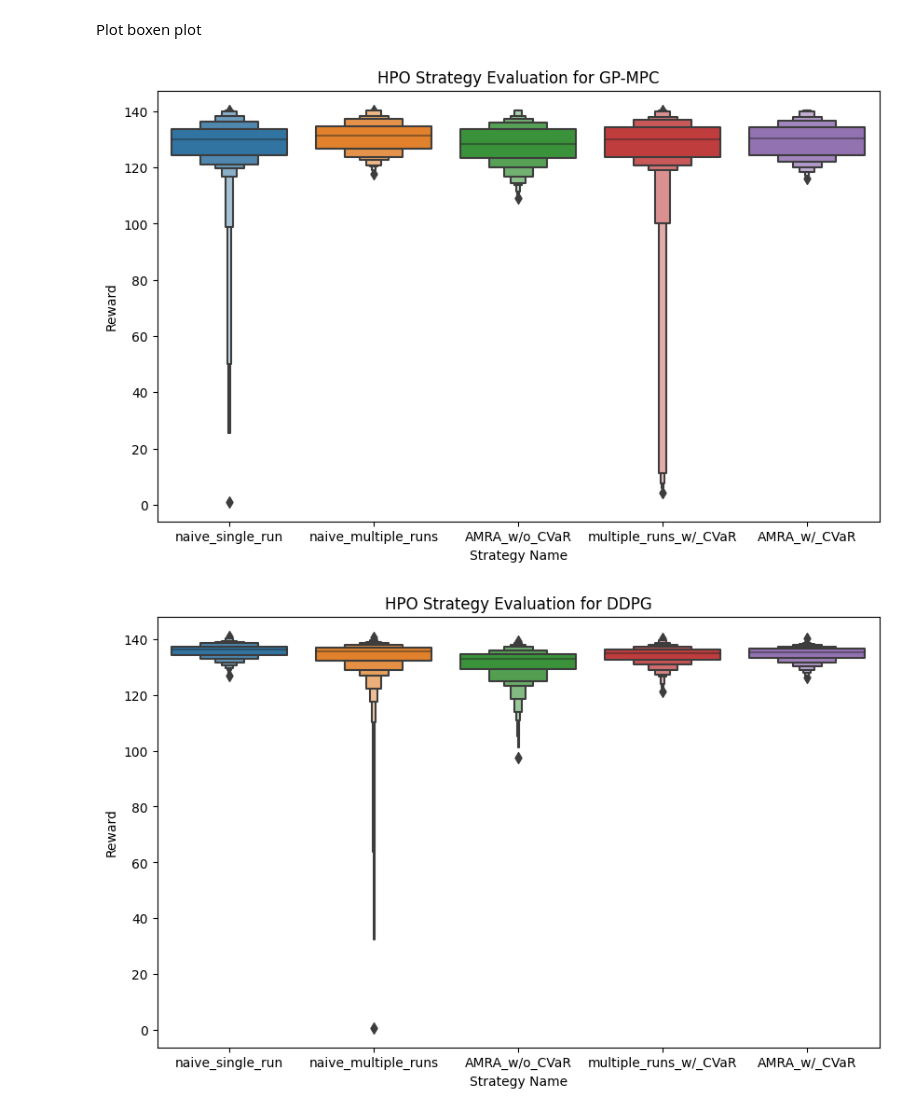
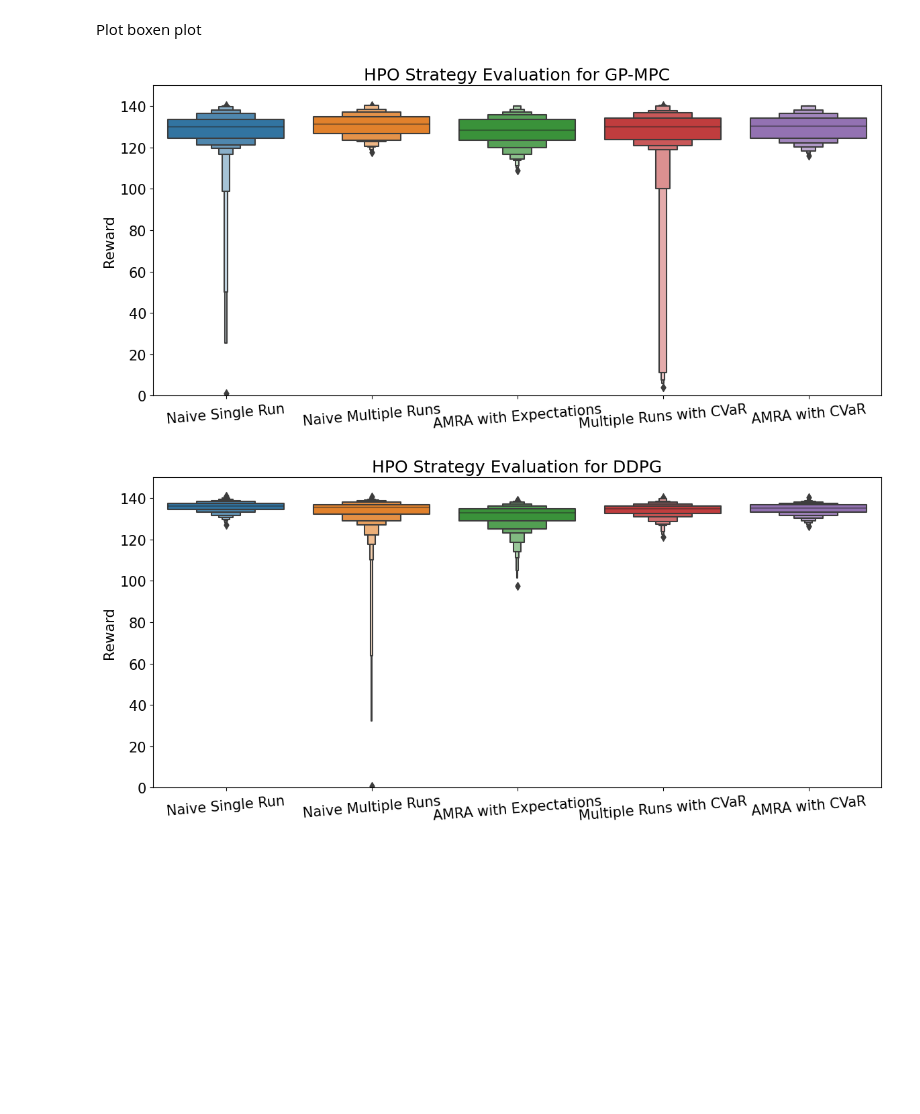
Before and after one commit to utiasDSL/safe-control-gym, a Jupyter notebook: experiments/comparisons/reliable_stats.ipynb, the cells around one changed output. Cells and saved outputs as stored; diff of their text form; code cells hidden in the pictures; blank space fills up the shorter version.

```diff
--- a/experiments/comparisons/reliable_stats.ipynb
+++ b/experiments/comparisons/reliable_stats.ipynb
@@ -22,11 +22,11 @@ algorithms = ['gpmpc', 'ddpg', 'ppo', 'sac']
 algorithms_name_maps = {'gpmpc': 'GP-MPC', 'ddpg': 'DDPG', 'ppo': 'PPO', 'sac': 'SAC'}
 # list of strategies
 strategies = ['s1', 's2', 's5', 's3', 's4']
-strategy_name_maps = {'s1': 'naive_single_run',
-                      's2': 'naive_multiple_runs',
-                      's3': 'multiple_runs_w/_CVaR',
-                      's4': 'AMRA_w/_CVaR',
-                      's5': 'AMRA_w/o_CVaR'}
+strategy_name_maps = {'s1': 'Naive Single Run',
+                      's2': 'Naive Multiple Runs',
+                      's3': 'Multiple Runs with CVaR',
+                      's4': 'AMRA with CVaR',
+                      's5': 'AMRA with Expectations'}
 # HPO runs
 runs = ['run1', 'run2', 'run3']
 # initialize dataframe
@@ -55,6 +55,7 @@ for algorithm in algorithms:
 # %% [markdown]
 Modify the plotting function in rliable library
 # %%
+### adapted from following licensed source code:
 # coding=utf-8
 # Copyright 2021 The Rliable Authors.
 # Licensed under the Apache License, Version 2.0 (the "License");
@@ -94,6 +95,7 @@ def plot_interval_estimates(point_estimates,
                             row_height=0.37,
                             xlabel_y_coordinate=-0.1,
                             xlabel='Normalized Score',
+                            figsize=None,
                             **kwargs):
   """Plots various metrics with confidence intervals.
 
@@ -128,6 +130,7 @@ def plot_interval_estimates(point_estimates,
   num_metrics = len(point_estimates[algorithms[0]])
   figsize = (subfigure_width * num_metrics, row_height * len(algorithms))
   fig, axes = plt.subplots(nrows=1, ncols=num_metrics, figsize=figsize)
+  plt.rcParams.update({'font.size': 8})
   if colors is None:
     color_palette = sns.color_palette(color_palette, n_colors=len(algorithms))
     colors = dict(zip(algorithms, color_palette))
@@ -167,8 +170,14 @@ def plot_interval_estimates(point_estimates,
     ax.grid(True, axis='x', alpha=0.25)
     if xticks is not None:
       ax.set_xticks(xticks)
+    ax.set_xlim([xticks[0], 140])
   fig.text(0.4, xlabel_y_coordinate, xlabel, ha='center', fontsize='xx-large')
   plt.subplots_adjust(wspace=kwargs.pop('wspace', 0.11), left=0.0)
+  if algorithms[0].split('(')[0] == algorithms[1].split('(')[0]:
+    name = algorithms[0].split('(')[0]
+  else:
+    name = algorithms[0].split('(')[1].split(')')[0]
+  plt.savefig(f'rl/fig/experiments/{metric_names} CIs for {name}.pdf', format="pdf", bbox_inches='tight')
   return fig, axes
 # %% [markdown]
 Store the stats in the dictionary
@@ -248,18 +257,22 @@ Plot boxen plot
 # %%
 # plot boxen plot for each algorithm
 for algorithm in algorithms:
     # add one feature called strategy name to the dataframe
     hpo_eval_df['strategy_name'] = hpo_eval_df['Category'].apply(lambda x: strategy_name_maps[x])
     # plot boxen plot
-    plt.figure(figsize=(10, 6))
+    plt.figure(figsize=(14, 6))
+    plt.rcParams.update({'font.size': 15})
     # change the order of the boxen plot
     order=[strategy_name_maps['s1'], strategy_name_maps['s2'], strategy_name_maps['s5'], strategy_name_maps['s3'], strategy_name_maps['s4']]
-    sns.boxenplot(x='strategy_name', y='Reward', data=hpo_eval_df[hpo_eval_df['algorithm'] == algorithm], k_depth='proportion', order=order)
-    plt.xlabel('Strategy Name')
+    ax = sns.boxenplot(x='strategy_name', y='Reward', data=hpo_eval_df[hpo_eval_df['algorithm'] == algorithm], k_depth='proportion', order=order)
+    plt.setp(ax.get_xticklabels(), rotation=5)
+    plt.xlabel('')
     plt.ylabel('Reward')
+    plt.ylim([0, 150])
     plt.title(f'HPO Strategy Evaluation for {algorithms_name_maps[algorithm]}')
+    plt.savefig(f'rl/fig/experiments/HPO Strategy Evaluation for {algorithms_name_maps[algorithm]}.pdf', format="pdf")
     plt.show()
     plt.close()
 # %% [output]
-[figure, old version]
+[figure, new version]
-[figure, old version]
+[figure, new version]
```
Also changed, not shown: parts of 4 cells of this notebook.
